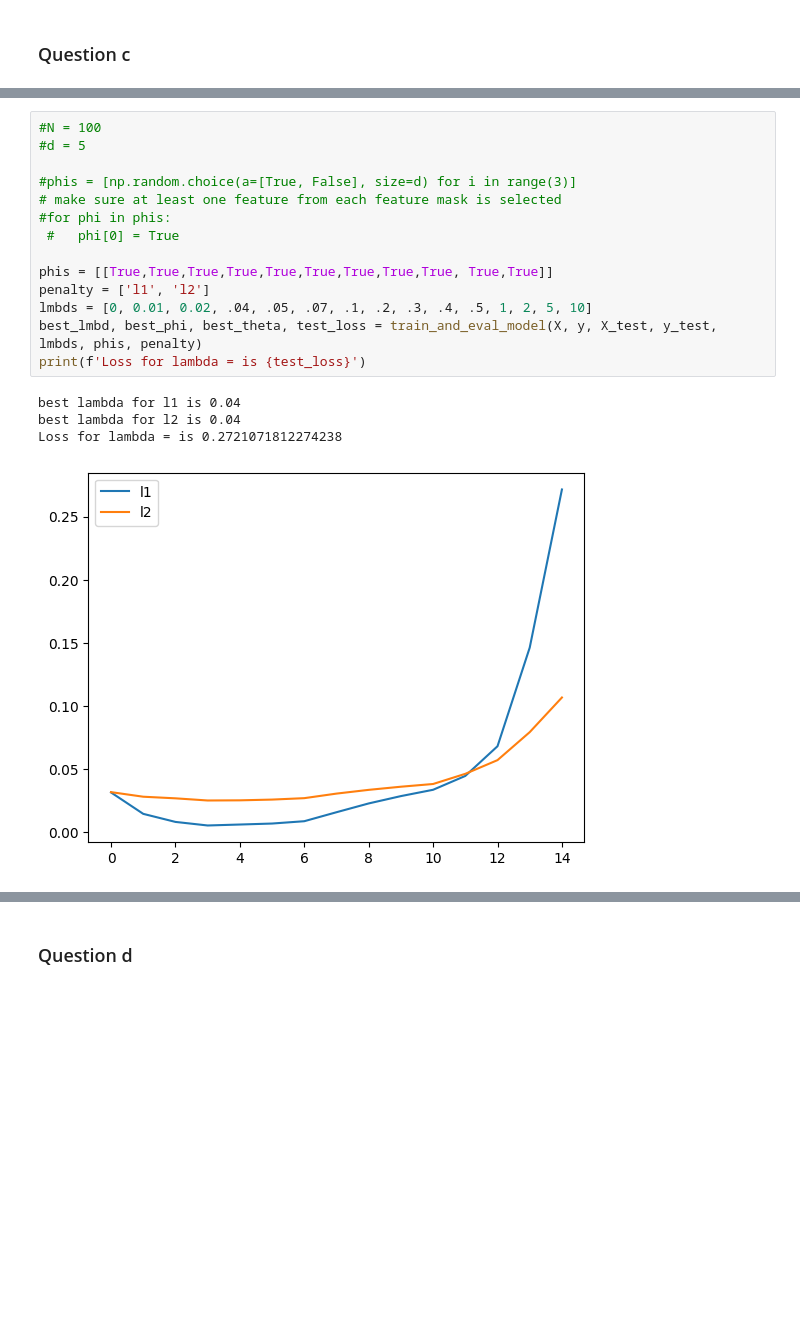
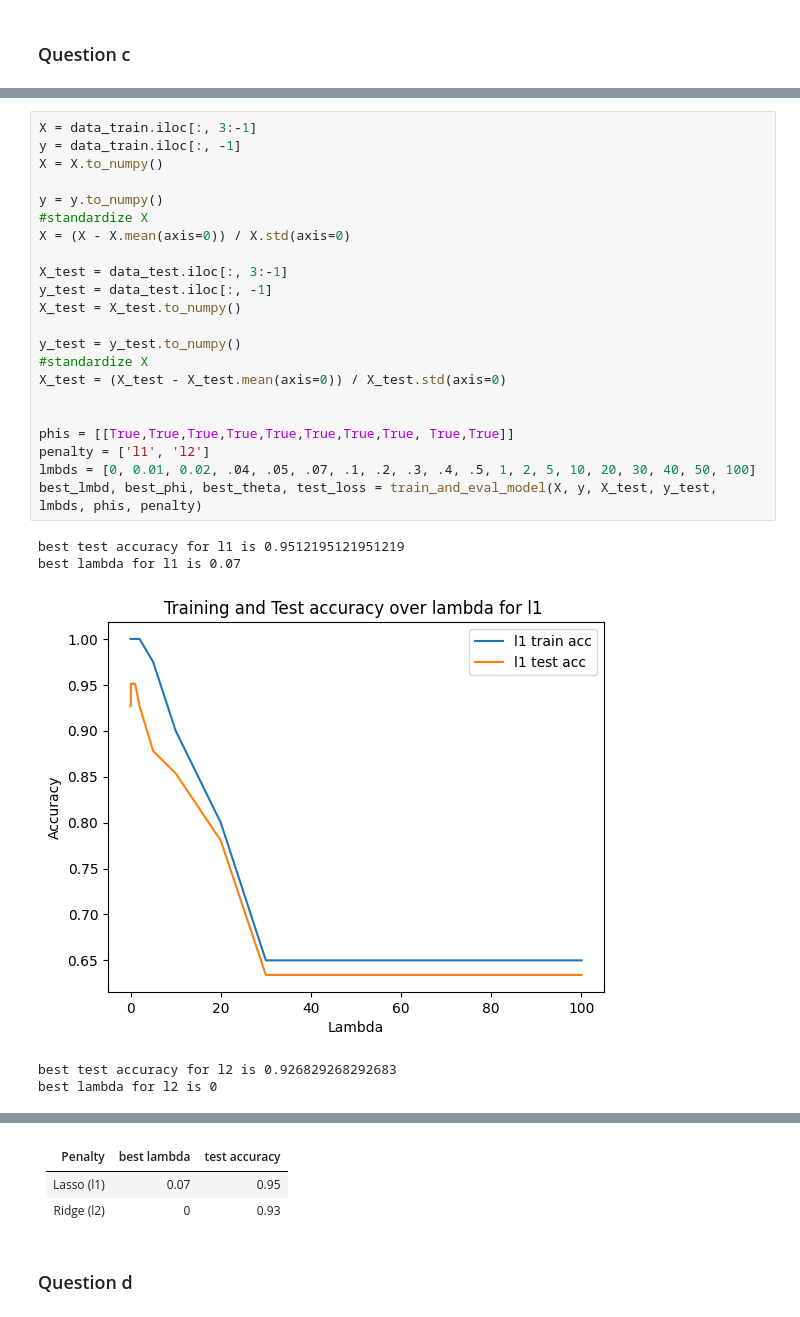
Before and after one commit to ShyEagle21/Practice, a Jupyter notebook: ML_C1_PSET1.ipynb, the cells around one changed output, grey strips where cells are left out. Cells and saved outputs as stored; diff of their text form; blank space fills up the shorter version.

```diff
--- a/ML_C1_PSET1.ipynb
+++ b/ML_C1_PSET1.ipynb
@@ -433,19 +578,28 @@ def train_and_eval_model(X, y, X_test, y_test, lmbds, phis, pen):
 # %%
-#N = 100
-#d = 5
+X = data_train.iloc[:, 3:-1]
+y = data_train.iloc[:, -1]
+X = X.to_numpy()
 
-#phis = [np.random.choice(a=[True, False], size=d) for i in range(3)]
-# make sure at least one feature from each feature mask is selected
-#for phi in phis:
- #   phi[0] = True
+y = y.to_numpy()
+#standardize X
+X = (X - X.mean(axis=0)) / X.std(axis=0)
 
-phis = [[True,True,True,True,True,True,True,True,True, True,True]]
+X_test = data_test.iloc[:, 3:-1]
+y_test = data_test.iloc[:, -1]
+X_test = X_test.to_numpy()
+
+y_test = y_test.to_numpy()
+#standardize X
+X_test = (X_test - X_test.mean(axis=0)) / X_test.std(axis=0)
+
+
+phis = [[True,True,True,True,True,True,True,True, True,True]]
 penalty = ['l1', 'l2']
-lmbds = [0, 0.01, 0.02, .04, .05, .07, .1, .2, .3, .4, .5, 1, 2, 5, 10]
+lmbds = [0, 0.01, 0.02, .04, .05, .07, .1, .2, .3, .4, .5, 1, 2, 5, 10, 20, 30, 40, 50, 100]
 best_lmbd, best_phi, best_theta, test_loss = train_and_eval_model(X, y, X_test, y_test, lmbds, phis, penalty)
-print(f'Loss for lambda = is {test_loss}')
 # %% [output]
-best lambda for l1 is 0.04
-best lambda for l2 is 0.04
-Loss for lambda = is 0.2721071812274238
+best test accuracy for l1 is 0.9512195121951219
+best lambda for l1 is 0.07
-[figure, old version]
+[figure, new version]
+best test accuracy for l2 is 0.926829268292683
+best lambda for l2 is 0
@@ -452,3 +607,8 @@ Loss for lambda = is 0.2721071812274238
+# %% [markdown]
+|Penalty|best lambda|test accuracy|
+|-|-|-|
+|Lasso (l1)|0.07|0.95|
+|Ridge (l2)|0|0.93|
 # %% [markdown]
 ### Question d
 # %%
```
Also changed, not shown: parts of 34 cells of this notebook, 2 other files.
